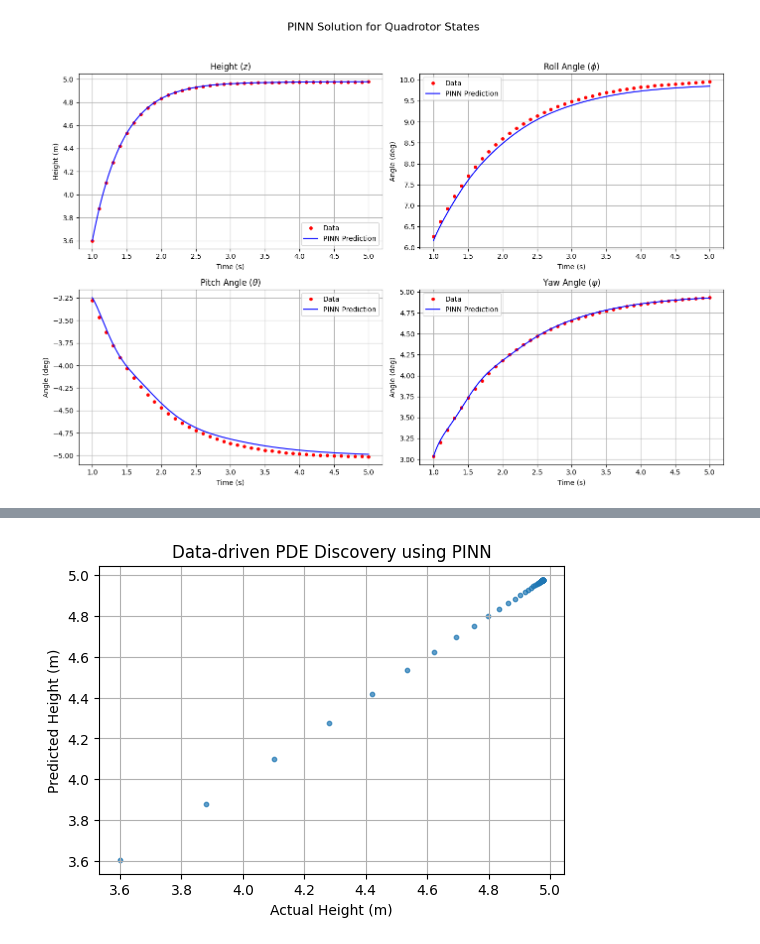
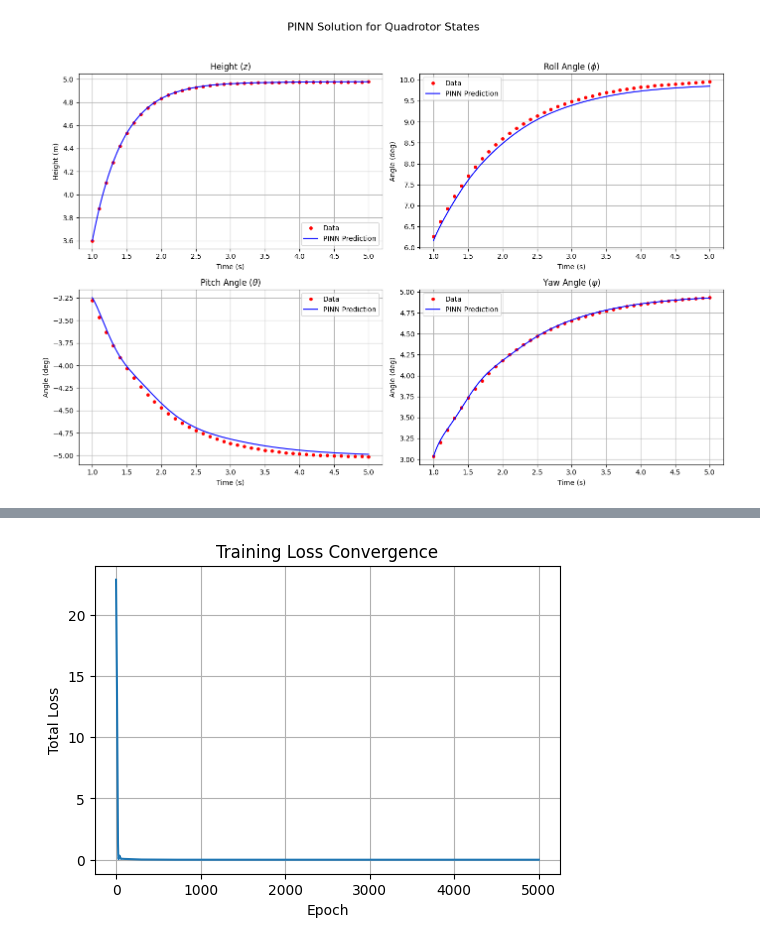
Before and after one commit to kripi26/BTP-2, a Jupyter notebook: main.ipynb, the cells around one changed output, grey strips where cells are left out. Saved outputs shown, nothing was run; the diff lists cells and outputs as text; code cells hidden in the pictures.

```diff
--- a/main.ipynb
+++ b/main.ipynb
@@ -160,7 +160,7 @@ import numpy as np
 import matplotlib.pyplot as plt
 
 # ============================================================
-# 1️⃣ Load data
+# 1️⃣ Load and preprocess data
 # ============================================================
 data = pd.read_csv('quad_normal.csv')
 
@@ -188,11 +188,14 @@ z_torch = torch.tensor(z, dtype=torch.float32)
 device = torch.device("cuda" if torch.cuda.is_available() else "cpu")
 
 t_torch, x_torch, y_torch, z_torch = (
-    t_torch.to(device), x_torch.to(device), y_torch.to(device), z_torch.to(device)
+    t_torch.to(device),
+    x_torch.to(device),
+    y_torch.to(device),
+    z_torch.to(device)
 )
 
 # ============================================================
-# 2️⃣ Define Neural Network
+# 2️⃣ Define Neural Network + Learnable PDE coefficients
 # ============================================================
 class PDE_Net(nn.Module):
     def __init__(self, layers=[3, 64, 64, 64, 64, 1]):
@@ -202,24 +205,30 @@ class PDE_Net(nn.Module):
             self.layers.append(nn.Linear(layers[i], layers[i + 1]))
         self.activation = nn.Tanh()
 
+        # Learnable PDE coefficients
+        self.c1 = nn.Parameter(torch.tensor(0.0))  # coefficient for z_xx
+        self.c2 = nn.Parameter(torch.tensor(0.0))  # coefficient for z_yy
+        self.c3 = nn.Parameter(torch.tensor(0.0))  # coefficient for z_x
+        self.c4 = nn.Parameter(torch.tensor(0.0))  # coefficient for z_y
+
     def forward(self, t, x, y):
         inputs = torch.cat((t, x, y), dim=1)
         for i in range(len(self.layers) - 1):
             inputs = self.activation(self.layers[i](inputs))
-        return self.layers[-1](inputs)  # z(x, y, t)
+        return self.layers[-1](inputs)
 
 
 # ============================================================
-# 3️⃣ Define PDE discovery model
+# 3️⃣ Initialize model and optimizer
 # ============================================================
 model = PDE_Net().to(device)
 optimizer = torch.optim.Adam(model.parameters(), lr=1e-3)
 
+
 # ============================================================
-# 4️⃣ Define loss components
+# 4️⃣ Define combined loss function
 # ============================================================
 def pinn_loss(t, x, y, z_true):
-    # Predicted z
     z_pred = model(t, x, y)
 
     # Compute derivatives
@@ -234,44 +243,68 @@ def pinn_loss(t, x, y, z_true):
     z_yy = torch.autograd.grad(z_y, y, grad_outputs=torch.ones_like(z_y),
                                retain_graph=True, create_graph=True)[0]
 
-    # Learnable PDE coefficients
-    c1 = torch.tensor(0.0, requires_grad=True, device=device)
-    c2 = torch.tensor(0.0, requires_grad=True, device=device)
-    c3 = torch.tensor(0.0, requires_grad=True, device=device)
-    c4 = torch.tensor(0.0, requires_grad=True, device=device)
+    # PDE residual: z_t - (c1*z_xx + c2*z_yy + c3*z_x + c4*z_y) = 0
+    f_pde = z_t - (model.c1 * z_xx + model.c2 * z_yy + model.c3 * z_x + model.c4 * z_y)
 
-    # Hypothesized PDE form: z_t = c1*z_xx + c2*z_yy + c3*z_x + c4*z_y
-    f_pde = z_t - (c1 * z_xx + c2 * z_yy + c3 * z_x + c4 * z_y)
+    # Data loss + PDE loss
+    loss_data = torch.mean((z_pred - z_true) ** 2)
+    loss_pde = torch.mean(f_pde ** 2)
 
-    loss_data = torch.mean((z_pred - z_true)**2)
-    loss_pde = torch.mean(f_pde**2)
-
-    return loss_data + 1e-5 * loss_pde
+    # Combined total loss
+    total_loss = loss_data + 1e-5 * loss_pde
+    return total_loss, loss_data, loss_pde
 
 
 # ============================================================
 # 5️⃣ Training loop
 # ============================================================
-epochs = 10000
+epochs = 5000
+loss_history = []
+
 for epoch in range(epochs):
     optimizer.zero_grad()
-    loss = pinn_loss(t_torch, x_torch, y_torch, z_torch)
+    loss, loss_data, loss_pde = pinn_loss(t_torch, x_torch, y_torch, z_torch)
     loss.backward()
     optimizer.step()
 
+    loss_history.append(loss.item())
+
     if epoch % 500 == 0:
-        print(f"Epoch {epoch}: Loss = {loss.item():.6f}")
+        print(f"Epoch {epoch:5d} | Total Loss = {loss.item():.6f} | "
+              f"Data = {loss_data.item():.6f} | PDE = {loss_pde.item():.6f} | "
+              f"c1={model.c1.item():.4f}, c2={model.c2.item():.4f}, "
+              f"c3={model.c3.item():.4f}, c4={model.c4.item():.4f}")
 
 # ============================================================
-# 6️⃣ Plot predicted vs actual height
+# 6️⃣ Plot loss curve
+# ============================================================
+plt.figure(figsize=(6, 4))
+plt.plot(loss_history)
+plt.xlabel('Epoch')
+plt.ylabel('Total Loss')
+plt.title('Training Loss Convergence')
+plt.grid(True)
+plt.show()
+
+# ============================================================
+# 7️⃣ Evaluate and visualize predictions
 # ============================================================
 z_pred_final = model(t_torch, x_torch, y_torch).detach().cpu().numpy()
 
-plt.figure(figsize=(6, 4))
-plt.scatter(z, z_pred_final, s=10, alpha=0.7)
+plt.figure(figsize=(6, 5))
+plt.scatter(z_torch.cpu().numpy(), z_pred_final, s=10, alpha=0.7)
 plt.xlabel('Actual Height (m)')
 plt.ylabel('Predicted Height (m)')
-plt.title('Data-driven PDE Discovery using PINN')
+plt.title('PINN Predicted vs Actual Height')
 plt.grid(True)
 plt.show()
+
+# ============================================================
+# 8️⃣ Print discovered PDE coefficients
+# ============================================================
+print("\nDiscovered PDE Coefficients:")
+print(f"c1 (z_xx term): {model.c1.item():.6f}")
+print(f"c2 (z_yy term): {model.c2.item():.6f}")
+print(f"c3 (z_x term):  {model.c3.item():.6f}")
+print(f"c4 (z_y term):  {model.c4.item():.6f}")
 # %% [output]
@@ -298 +321 @@ Epoch 9500: Loss = 0.000034
-[figure, old version]
+[figure, new version]
```
Also changed, not shown: parts of 1 cell of this notebook.
